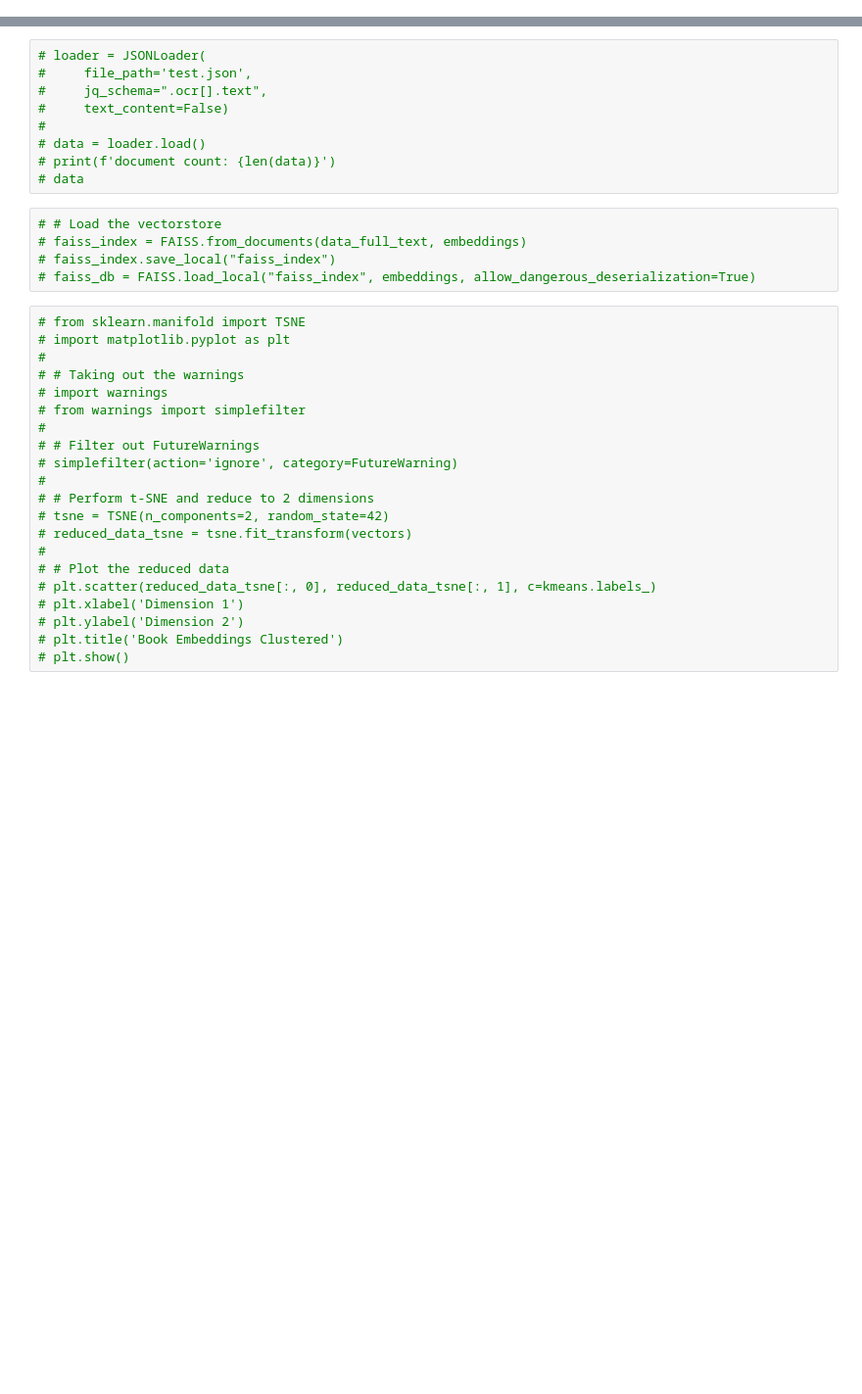
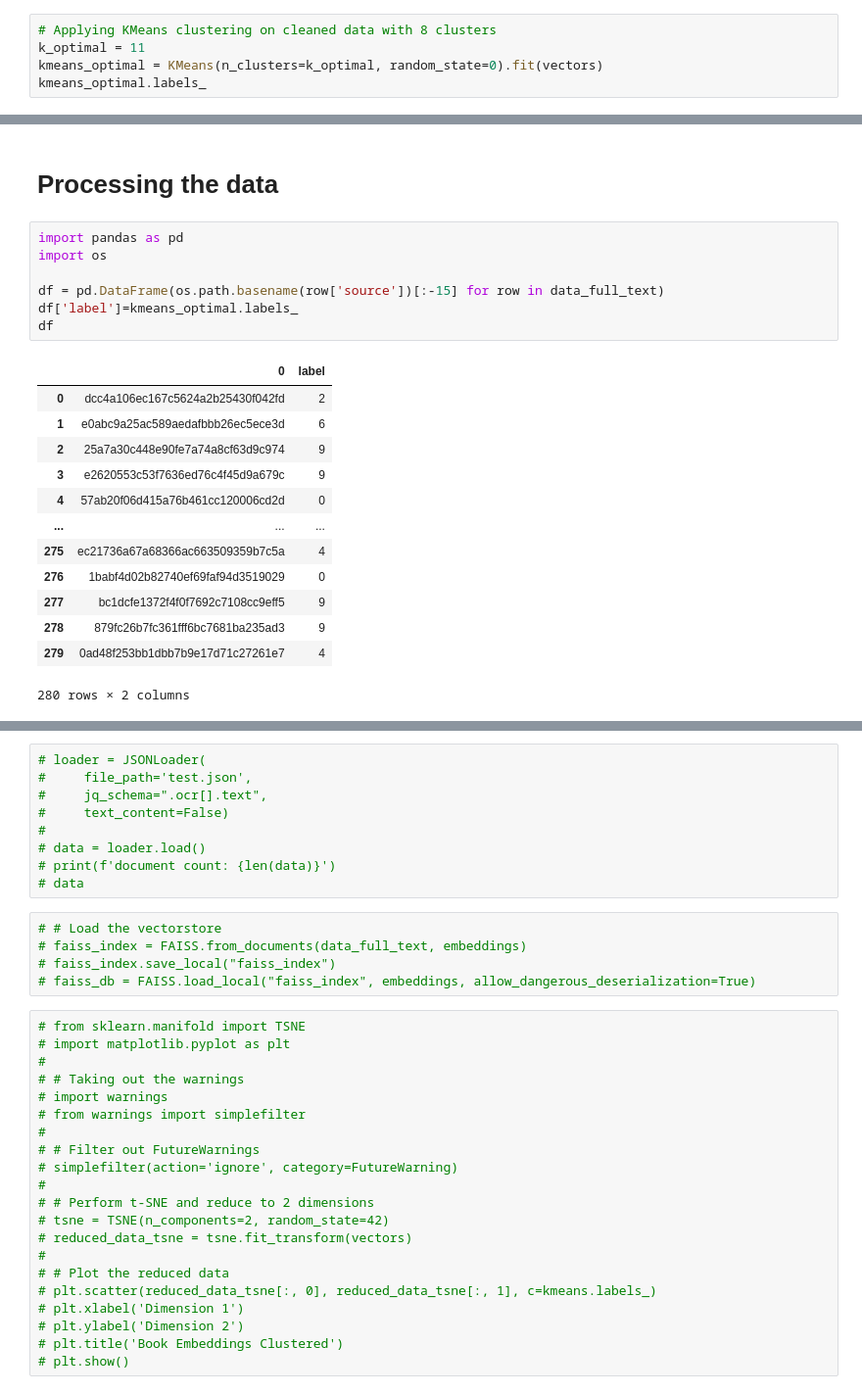
Before and after one commit to mohitgureja/Gen-AI-JAM, a Jupyter notebook: AI_JAM.ipynb, the cells around one changed output, grey strips where cells are left out. Shown at 98% size. Saved outputs shown, nothing was run; the diff lists cells and outputs as text; blank space fills up the shorter version.

```diff
--- a/AI_JAM.ipynb
+++ b/AI_JAM.ipynb
@@ -47,0 +66,5 @@ plt.show()
+# %%
+# Applying KMeans clustering on cleaned data with 8 clusters
+k_optimal = 11
+kmeans_optimal = KMeans(n_clusters=k_optimal, random_state=0).fit(vectors)
+kmeans_optimal.labels_
@@ -47,0 +89,23 @@ plt.show()
+# %% [markdown]
+# Processing the data
+# %%
+import pandas as pd
+import os
+
+df = pd.DataFrame(os.path.basename(row['source'])[:-15] for row in data_full_text)
+df['label']=kmeans_optimal.labels_
+df
+# %% [output]
+|  | 0 | label |
+| 0 | dcc4a106ec167c5624a2b25430f042fd | 2 |
+| 1 | e0abc9a25ac589aedafbbb26ec5ece3d | 6 |
+| 2 | 25a7a30c448e90fe7a74a8cf63d9c974 | 9 |
+| 3 | e2620553c53f7636ed76c4f45d9a679c | 9 |
+| 4 | 57ab20f06d415a76b461cc120006cd2d | 0 |
+| ... | ... | ... |
+| 275 | ec21736a67a68366ac663509359b7c5a | 4 |
+| 276 | 1babf4d02b82740ef69faf94d3519029 | 0 |
+| 277 | bc1dcfe1372f4f0f7692c7108cc9eff5 | 9 |
+| 278 | 879fc26b7fc361fff6bc7681ba235ad3 | 9 |
+| 279 | 0ad48f253bb1dbb7b9e17d71c27261e7 | 4 |
+280 rows × 2 columns
```
Also changed, not shown: parts of 15 cells of this notebook.
